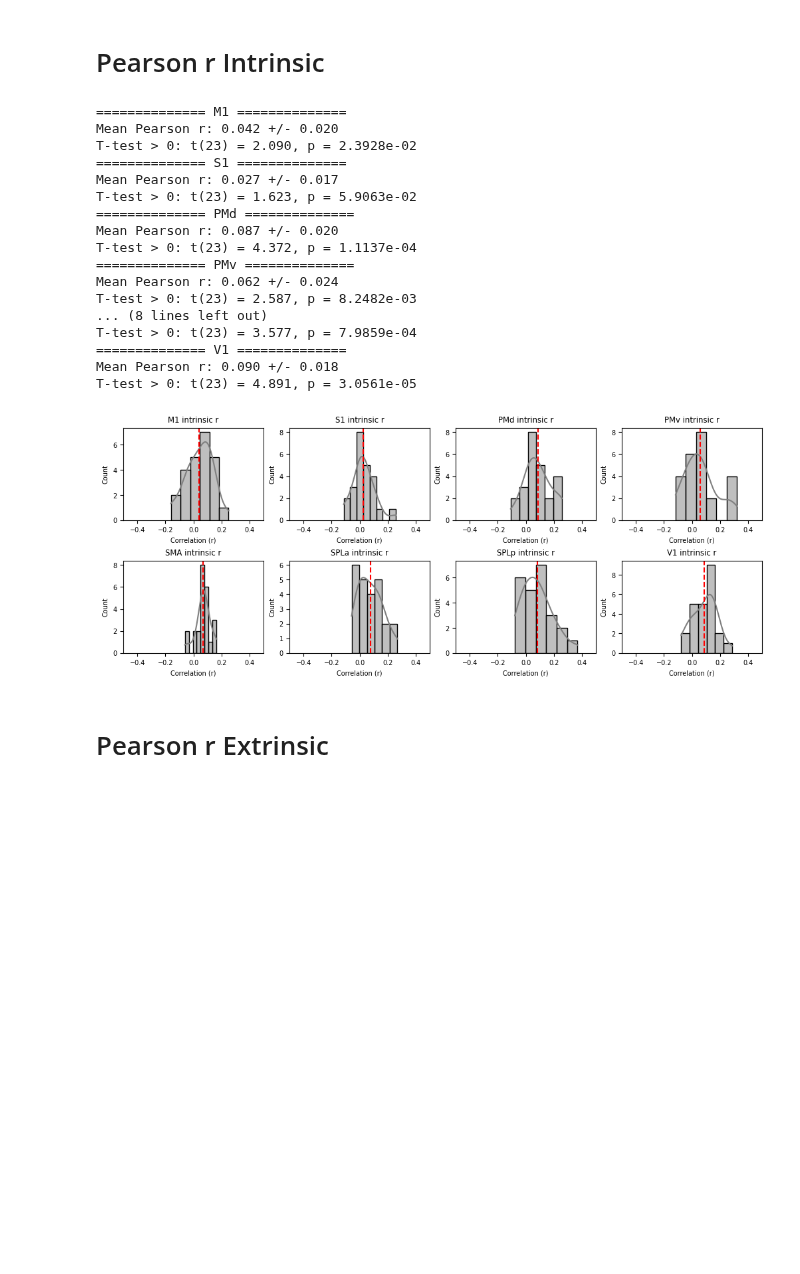
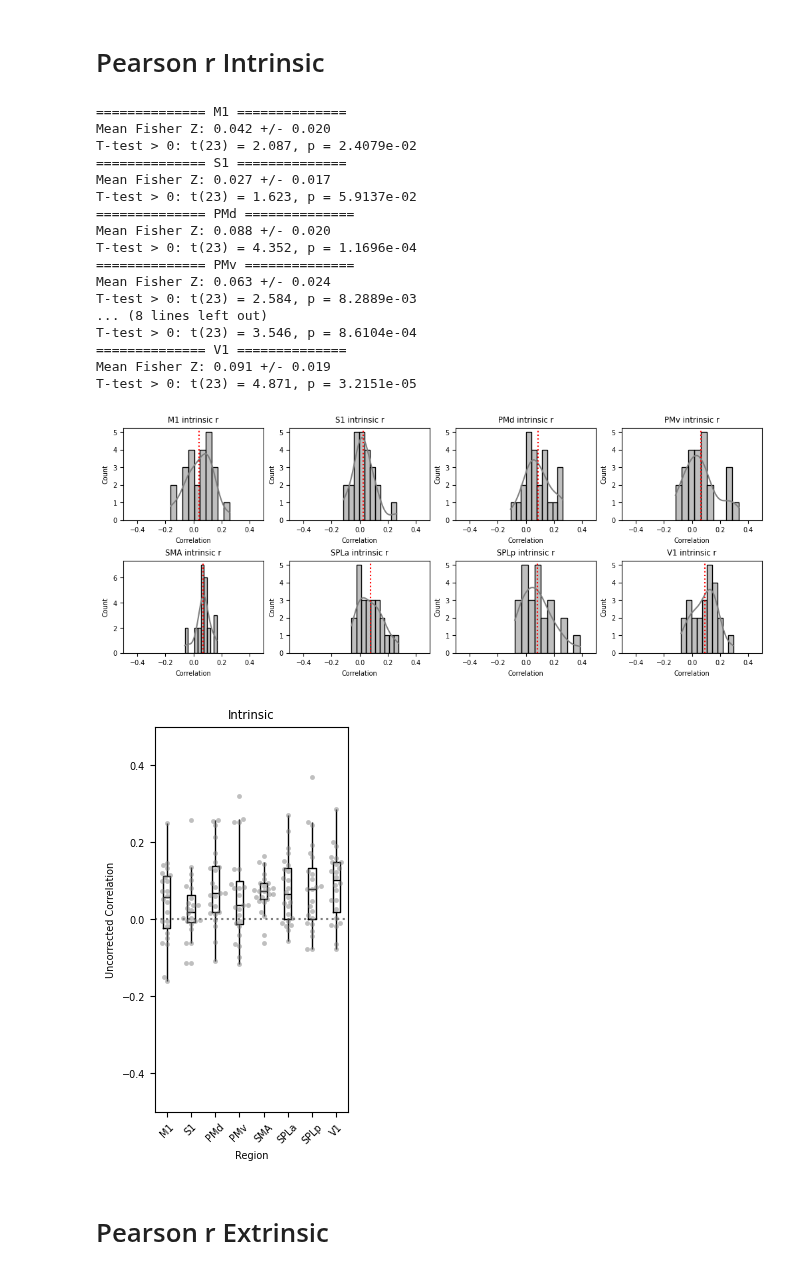
Before and after one commit to alighavam/bimanual_wrist, a Jupyter notebook: notebooks_mri/correlation_unimanual.ipynb, the cells around one changed output. Drawn from its saved outputs; the diff is of its cells as text; code cells hidden in the pictures; blank space fills up the shorter version.

```diff
--- a/notebooks_mri/correlation_unimanual.ipynb
+++ b/notebooks_mri/correlation_unimanual.ipynb
@@ -58,6 +58,8 @@ analysisDir = os.path.join(os.path.dirname(os.path.dirname(baseDir)), 'analysis'
 # %%
 regions = ['M1','S1','PMd','PMv','SMA','SPLa','SPLp','V1']
 region = 'M1'
+
+df = {'region':[], 'r':[], 'fisher_Z':[]}
 
 plt.rcParams.update({'font.size': 7})
 fig, axes = plt.subplots(2, len(regions)//2, figsize=(10,4), constrained_layout=True)
@@ -70,6 +72,7 @@ for region in regions:
 
     N = len(Y)
     r = []
+    fisher_Z = []
     for i in range(N):
         measurements = Y[i].measurements
         cond_vec = Y[i].obs_descriptors['cond_vec']
@@ -96,50 +99,70 @@ for region in regions:
         # get the ipsi conditions:
         y_ipsi_avg = averaged_patterns[6:12, :]
         # remove mean across conditions:
         y_ipsi_avg = y_ipsi_avg - y_ipsi_avg.mean(axis=0)
         # flatten the averaged patterns:
         y_ipsi_vec = y_ipsi_avg.flatten()
 
         # concatenate the contra and ipsi patterns:
         r.append(np.corrcoef(y_contra_vec, y_ipsi_vec)[0,1])
+        fisher_Z.append(np.arctanh(r[-1]))
 
 
     r = np.array(r)
+    fisher_Z = np.array(fisher_Z)
+    df['region'].extend([region] * len(r))
+    df['r'].extend(r)
+    df['fisher_Z'].extend(fisher_Z)
     print(f'============== {region} ==============')
-    print(f'Mean Pearson r: {np.mean(r):.3f} +/- {stats.sem(r):.3f}')
+    print(f'Mean Fisher Z: {np.mean(fisher_Z):.3f} +/- {stats.sem(fisher_Z):.3f}')
 
     # t-test > 0:
-    t_stat, p_val = stats.ttest_1samp(r, 0, alternative='greater')
+    t_stat, p_val = stats.ttest_1samp(fisher_Z, 0, alternative='greater')
     print(f'T-test > 0: t({N-1}) = {t_stat:.3f}, p = {p_val:.4e}')
 
     # distribution of r:
     ax = axes.flatten()[regions.index(region)]
-    sns.histplot(r, kde=True, color='gray', ax=ax)
-    ax.axvline(np.mean(r), color='red', linestyle='--', label='Mean r')
-    ax.set_xlabel('Correlation (r)')
+    sns.histplot(fisher_Z, kde=True, color='gray', ax=ax, bins=10)
+    ax.axvline(np.mean(fisher_Z), color='red', linestyle=':')
+    ax.set_xlabel('Correlation')
     ax.set_ylabel('Count')
     ax.set_title(f'{region} intrinsic r')
     ax.set_xlim(-0.5,0.5)
 plt.show()
+
+df = pd.DataFrame(df)
+# boxplot:
+plt.figure(figsize=(2.5,5))
+plt.axhline(0, color='gray', linestyle=':')
+sns.swarmplot(x='region', y='r', data=df, color='gray', size=3.5, alpha=0.5)
+sns.boxplot(x='region', y='r', data=df, width=0.3, color='k', fill=False, showcaps=False, linewidth=1, fliersize=0)
+plt.xlabel('Region')
+plt.ylabel('Uncorrected Correlation')
+plt.title('Intrinsic')
+plt.ylim(-0.5,0.5)
+# rotate x-tick labels:
+plt.xticks(rotation=45)
+plt.show()
 # %% [output]
 ============== M1 ==============
-Mean Pearson r: 0.042 +/- 0.020
-T-test > 0: t(23) = 2.090, p = 2.3928e-02
+Mean Fisher Z: 0.042 +/- 0.020
+T-test > 0: t(23) = 2.087, p = 2.4079e-02
 ============== S1 ==============
-Mean Pearson r: 0.027 +/- 0.017
-T-test > 0: t(23) = 1.623, p = 5.9063e-02
+Mean Fisher Z: 0.027 +/- 0.017
+T-test > 0: t(23) = 1.623, p = 5.9137e-02
 ============== PMd ==============
-Mean Pearson r: 0.087 +/- 0.020
-T-test > 0: t(23) = 4.372, p = 1.1137e-04
+Mean Fisher Z: 0.088 +/- 0.020
+T-test > 0: t(23) = 4.352, p = 1.1696e-04
 ============== PMv ==============
-Mean Pearson r: 0.062 +/- 0.024
-T-test > 0: t(23) = 2.587, p = 8.2482e-03
+Mean Fisher Z: 0.063 +/- 0.024
+T-test > 0: t(23) = 2.584, p = 8.2889e-03
 ... (8 lines left out)
-T-test > 0: t(23) = 3.577, p = 7.9859e-04
+T-test > 0: t(23) = 3.546, p = 8.6104e-04
 ============== V1 ==============
-Mean Pearson r: 0.090 +/- 0.018
-T-test > 0: t(23) = 4.891, p = 3.0561e-05
+Mean Fisher Z: 0.091 +/- 0.019
+T-test > 0: t(23) = 4.871, p = 3.2151e-05
-[figure, old version]
+[figure, new version]
+[figure, added]
 # %% [markdown]
 # Pearson r Extrinsic
 # %%
```
Also changed, not shown: parts of 9 cells of this notebook, 7 other files.
